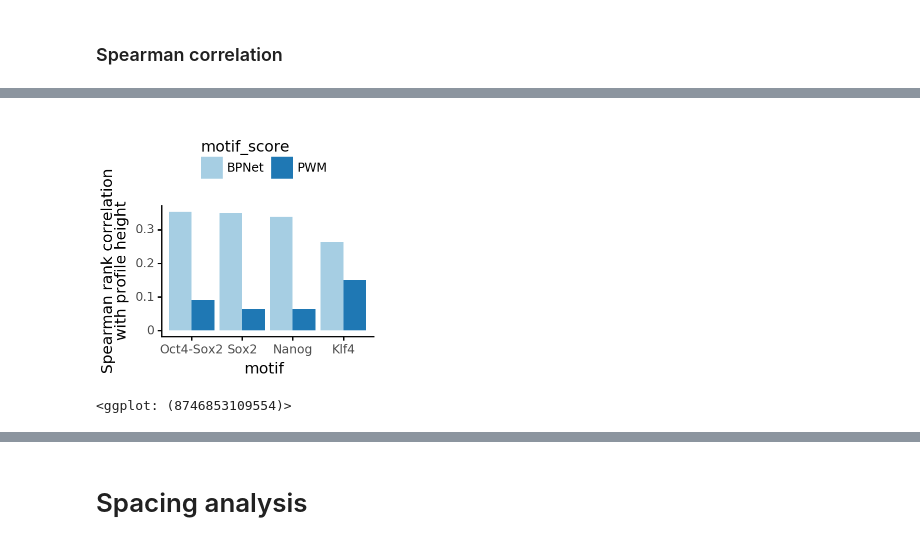
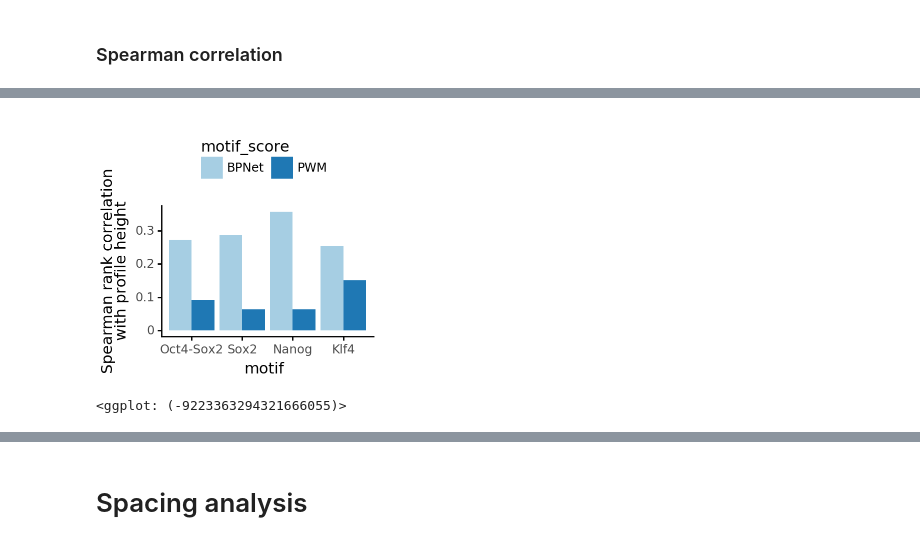
Before and after one commit to kundajelab/bpnet-manuscript, a Jupyter notebook: src/figures/11-method-comparison-pwm-chexmix.ipynb, the cells around one changed output, grey strips where cells are left out. Cells and saved outputs as stored; diff of their text form; code cells hidden in the pictures.

```diff
--- a/src/figures/11-method-comparison-pwm-chexmix.ipynb
+++ b/src/figures/11-method-comparison-pwm-chexmix.ipynb
@@ -379,0 +415,14 @@ fig.savefig(fdir / 'footprint-recall-curve.with-ChExMix.pdf')
+# %%
+max_diff = 100
+def get_profile_score(dfi, score, profile_cls):
+    df = dfi[(~dfi[score].isnull())]
+    return df.sort_values(score, ascending=False)[profile_cls]
+
+motif_profile_counts = []
+for motif in main_motifs:
+    motif_profile_counts.append((motif, {
+        "BPNet": get_profile_score(dfis[((dfis.pattern_center - 500).abs() < max_diff) & (dfis.pattern_name == motif) & dfis.example_chrom.isin(test_chr)], 'imp_weighted', profile_mapping[motif]+ "/profile_max").values,
+        # "ChExMix": get_profile_score(dfi_chexmix[positional_filter & (dfi_chexmix.pattern_name == motif) & dfi_chexmix.example_chrom.isin(test_chr)], 'profile_score', profile_mapping[motif]+ "/profile_max").values,
+        "PWM": get_profile_score(dfi_seq[((dfi_seq.pattern_center - 500).abs() < max_diff) & (dfi_seq.motif == motif) & dfi_seq.example_chrom.isin(test_chr)], 'seq_match_score', profile_mapping[motif]+ "/profile_max").values,
+        # "ChExMix pwm": get_profile_score(dfi_chexmix[(dfi_chexmix.pattern_name == motif) & dfi_chexmix.example_chrom.isin(test_chr)], 'motif_score', profile_mapping[motif]+ "/profile_max_p").values,
+    }))
@@ -385,3 +465,31 @@ from gin_train.metrics import spearmanr
 def corelate_cols(dfi, score, profile_cls, metric=spearmanr):
     df = dfi[(~dfi[score].isnull())]
     return metric(dfi[profile_cls], dfi[score])
+# %%
+motif_spearmanr = []
+for motif in main_motifs:
+
+    motif_spearmanr.append({
+        "spearmanr": corelate_cols(dfis[((dfis.pattern_center - 500).abs() < max_diff) & (dfis.pattern_name == motif) & dfis.example_chrom.isin(test_chr)], 'imp_weighted', profile_mapping[motif]+ "/profile_max"),
+        "motif_score": "BPNet",
+        "motif": motif
+    })
+    motif_spearmanr.append({
+        "spearmanr": corelate_cols(dfi_seq[((dfi_seq.pattern_center - 500).abs() < max_diff) & (dfi_seq.motif == motif) & dfi_seq.example_chrom.isin(test_chr)], 'seq_match_score', profile_mapping[motif]+ "/profile_max"),
+        "motif_score": "PWM",
+        "motif": motif
+    })
+
+dfm_spearman = pd.DataFrame(motif_spearmanr)
+dfm_spearman['motif'] = pd.Categorical(dfm_spearman['motif'], categories=list(motifs), ordered=True)
+# %%
+plotnine.options.figure_size = get_figsize(.4)
+fig = (ggplot(aes(x='motif', fill='motif_score', y='spearmanr'), dfm_spearman) +
+ geom_bar(stat='identity', position='dodge') +
+ theme_classic() +
+ scale_fill_brewer(type='qual', palette=3) +
+ theme(legend_position='top') +
+ ylab("Spearman rank correlation\nwith profile height")
+)
+# fig.save(fdir / 'profile-max-correlation.bar.pdf')
+fig
@@ -405,14 +516,14 @@ dfm_spearman['motif'] = pd.Categorical(dfm_spearman['motif'], categories=list(mo
 # %%
 plotnine.options.figure_size = get_figsize(.4)
 fig = (ggplot(aes(x='motif', fill='motif_score', y='spearmanr'), dfm_spearman) +
  geom_bar(stat='identity', position='dodge') +
  theme_classic() +
  scale_fill_brewer(type='qual', palette=3) +
  theme(legend_position='top') +
  ylab("Spearman rank correlation\nwith profile height")
 )
-fig.save(fdir / 'profile-max-correlation.bar.pdf')
+# fig.save(fdir / 'profile-max-correlation.bar.pdf')
 fig
 # %% [output]
-[figure, old version]
+[figure, new version]
-<ggplot: (8746853109554)>
+<ggplot: (-9223363294321666055)>
```
Also changed, not shown: parts of 29 cells of this notebook, 19 other files.
